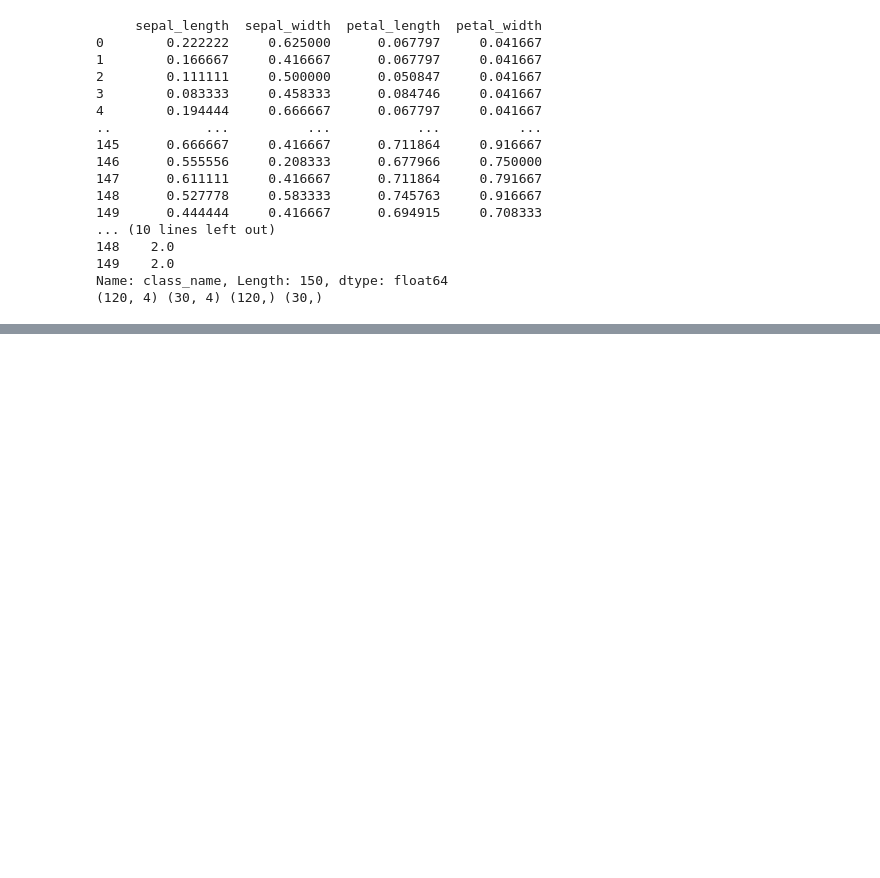
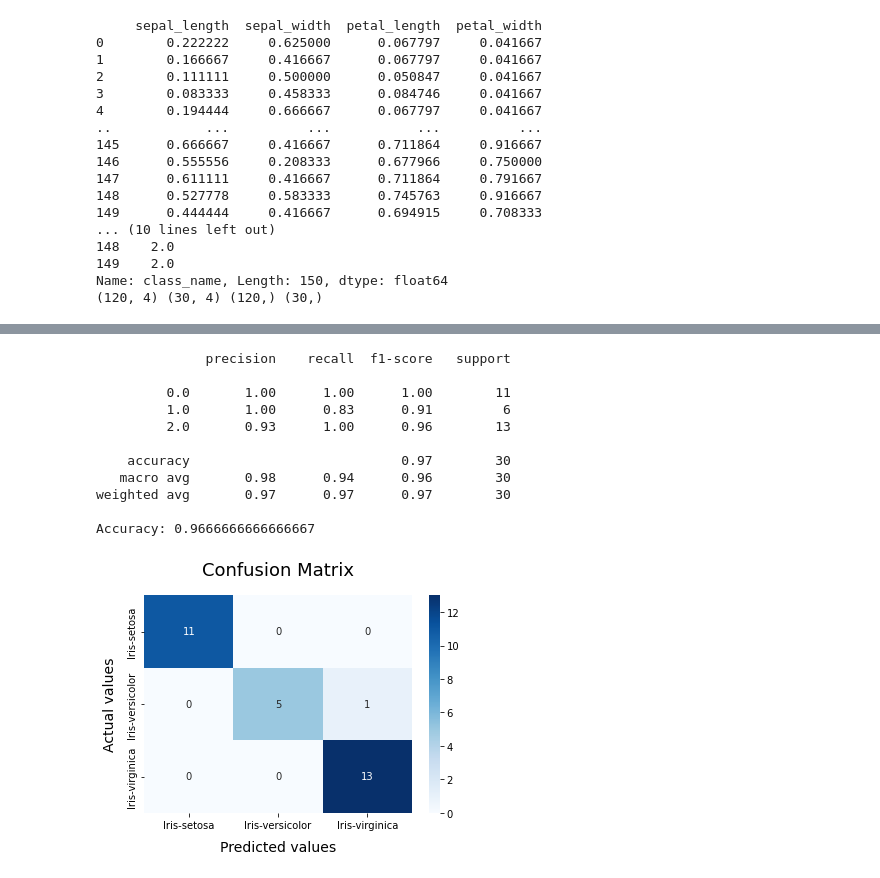
Before and after one commit to manvi294/prac-ml, a Jupyter notebook: main.ipynb, the cells around one changed output, grey strips where cells are left out. Saved outputs shown, nothing was run; the diff lists cells and outputs as text; code cells hidden in the pictures; blank space fills up the shorter version.

```diff
--- a/main.ipynb
+++ b/main.ipynb
@@ -261,0 +301,24 @@ Name: class_name, Length: 150, dtype: float64
+# %%
+#support vector machines
+from sklearn import svm
+
+svmModel = svm.SVC(kernel='linear')
+svmModel.fit(X_train, y_train)
+model_Evaluate(svmModel)
+y_predsvm = svmModel.predict(X_test)
+
+from sklearn import metrics
+print("Accuracy:",metrics.accuracy_score(y_test, y_predsvm))
+# %% [output]
+              precision    recall  f1-score   support
+
+         0.0       1.00      1.00      1.00        11
+         1.0       1.00      0.83      0.91         6
+         2.0       0.93      1.00      0.96        13
+
+    accuracy                           0.97        30
+   macro avg       0.98      0.94      0.96        30
+weighted avg       0.97      0.97      0.97        30
+
+Accuracy: 0.9666666666666667
+[figure, added]
```
Also changed, not shown: parts of 9 cells of this notebook.
